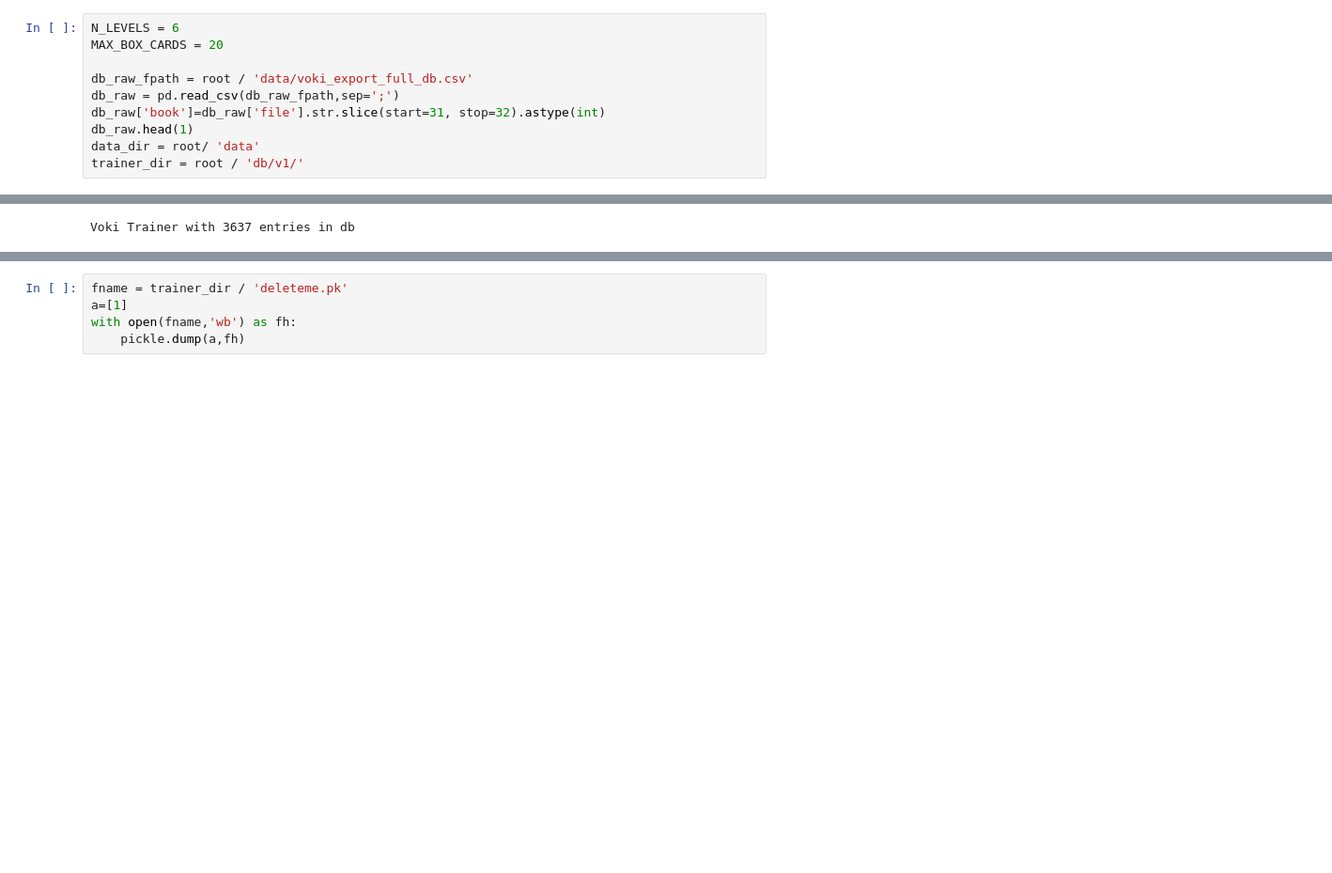
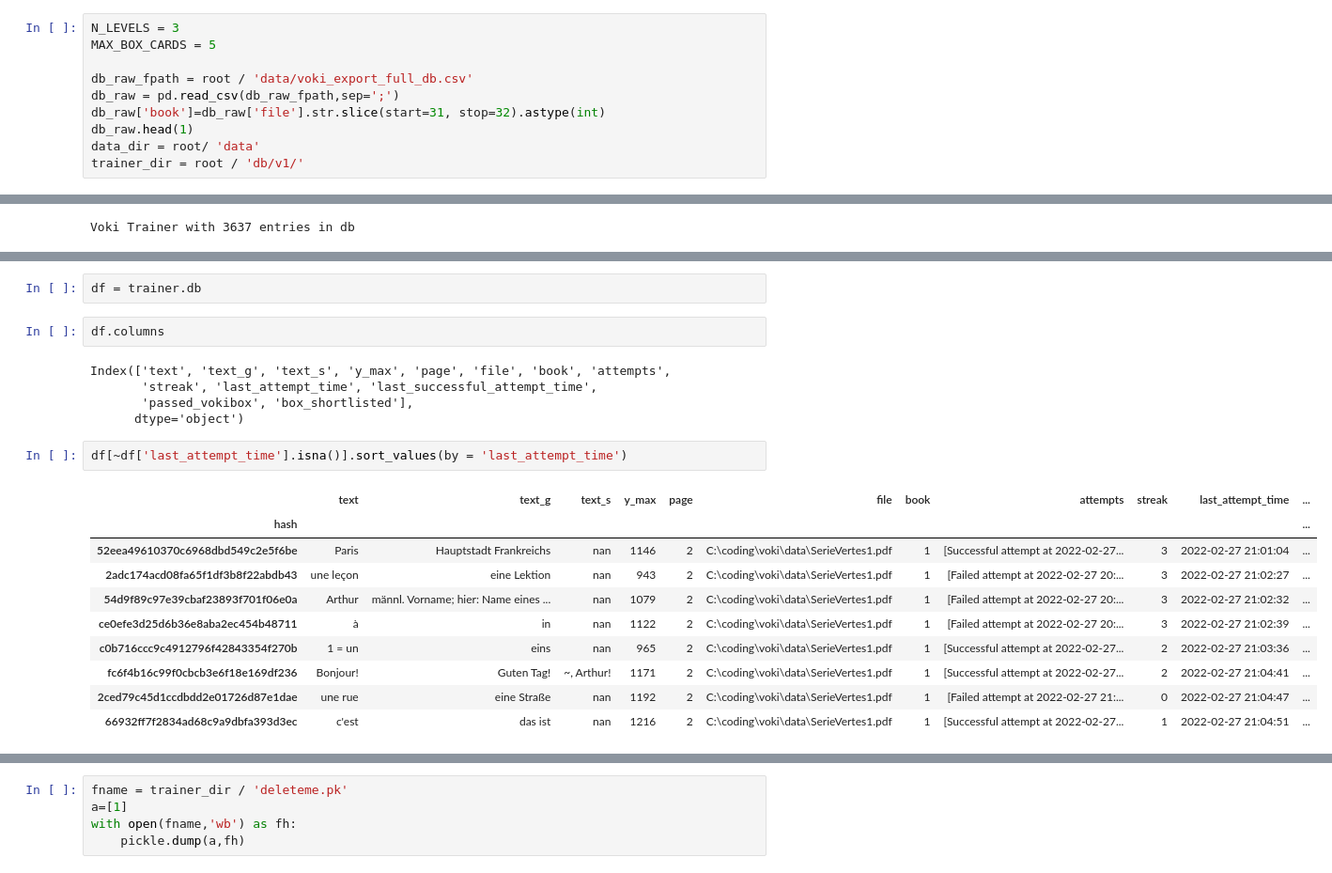
Before and after one commit to Dr-Nuke/voki, a Jupyter notebook: notebooks/Untitled.ipynb, the cells around one changed output, grey strips where cells are left out. Shown at 94% size. Cells and saved outputs as stored; diff of their text form; blank space fills up the shorter version.

Commit message:
next_box_cards, main program started

```diff
--- a/notebooks/Untitled.ipynb
+++ b/notebooks/Untitled.ipynb
@@ -26,8 +26,8 @@ assert os.getcwd().endswith('voki'), f'The cwd is not "voki" but {os.getcwd()}'
 # set the seed for reproducable results
 np.random.seed(123)
 # %%
-N_LEVELS = 6
-MAX_BOX_CARDS = 20
+N_LEVELS = 3
+MAX_BOX_CARDS = 5
 
 db_raw_fpath = root / 'data/voki_export_full_db.csv'
 db_raw = pd.read_csv(db_raw_fpath,sep=';')
@@ -65,0 +219,22 @@ properties
+# %%
+df = trainer.db
+# %%
+df.columns
+# %% [output]
+Index(['text', 'text_g', 'text_s', 'y_max', 'page', 'file', 'book', 'attempts',
+       'streak', 'last_attempt_time', 'last_successful_attempt_time',
+       'passed_vokibox', 'box_shortlisted'],
+      dtype='object')
+# %%
+df[~df['last_attempt_time'].isna()].sort_values(by = 'last_attempt_time')
+# %% [output]
+|  | text | text_g | text_s | y_max | page | file | book | attempts | streak | last_attempt_time | ... |
+| hash |  |  |  |  |  |  |  |  |  |  | ... |
+| 52eea49610370c6968dbd549c2e5f6be | Paris | Hauptstadt Frankreichs | nan | 1146 | 2 | C:\coding\voki\data\SerieVertes1.pdf | 1 | [Successful attempt at 2022-02-27... | 3 | 2022-02-27 21:01:04 | ... |
+| 2adc174acd08fa65f1df3b8f22abdb43 | une leçon | eine Lektion | nan | 943 | 2 | C:\coding\voki\data\SerieVertes1.pdf | 1 | [Failed attempt at 2022-02-27 20:... | 3 | 2022-02-27 21:02:27 | ... |
+| 54d9f89c97e39cbaf23893f701f06e0a | Arthur | männl. Vorname; hier: Name eines ... | nan | 1079 | 2 | C:\coding\voki\data\SerieVertes1.pdf | 1 | [Failed attempt at 2022-02-27 20:... | 3 | 2022-02-27 21:02:32 | ... |
+| ce0efe3d25d6b36e8aba2ec454b48711 | à | in | nan | 1122 | 2 | C:\coding\voki\data\SerieVertes1.pdf | 1 | [Failed attempt at 2022-02-27 20:... | 3 | 2022-02-27 21:02:39 | ... |
+| c0b716ccc9c4912796f42843354f270b | 1 = un | eins | nan | 965 | 2 | C:\coding\voki\data\SerieVertes1.pdf | 1 | [Successful attempt at 2022-02-27... | 2 | 2022-02-27 21:03:36 | ... |
+| fc6f4b16c99f0cbcb3e6f18e169df236 | Bonjour! | Guten Tag! | ~, Arthur! | 1171 | 2 | C:\coding\voki\data\SerieVertes1.pdf | 1 | [Successful attempt at 2022-02-27... | 2 | 2022-02-27 21:04:41 | ... |
+| 2ced79c45d1ccdbdd2e01726d87e1dae | une rue | eine Straße | nan | 1192 | 2 | C:\coding\voki\data\SerieVertes1.pdf | 1 | [Failed attempt at 2022-02-27 21:... | 0 | 2022-02-27 21:04:47 | ... |
+| 66932ff7f2834ad68c9a9dbfa393d3ec | c'est | das ist | nan | 1216 | 2 | C:\coding\voki\data\SerieVertes1.pdf | 1 | [Successful attempt at 2022-02-27... | 1 | 2022-02-27 21:04:51 | ... |
```
Also changed, not shown: parts of 19 cells of this notebook, 2 other files.
